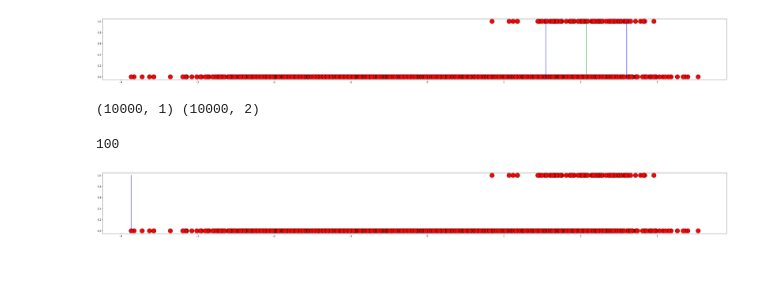
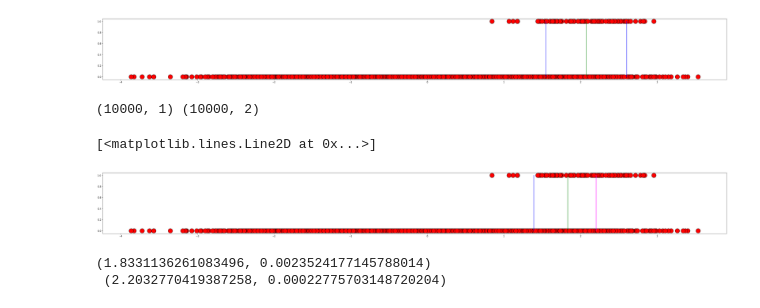
Before and after one commit to GSKW/ML, a Jupyter notebook: practice/trees.ipynb, the cells around one changed output. Drawn from its saved outputs; the diff is of its cells as text; code cells hidden in the pictures; blank space fills up the shorter version.

```diff
--- a/practice/trees.ipynb
+++ b/practice/trees.ipynb
@@ -94,13 +140,13 @@ arr2 = np.array([-5, -4, -3, -2, -1, 0, 1])
 
 assert errors(arr2, arr1, -5)== 2
 # %%
-def find_bound(x_train, y_train, count) -> tuple:
-    min_line, min_line_error = None, float('inf')
+def find_bound(x_train, y_train, count, method='Entropy') -> tuple:
+    min_line, min_line_error = None, 0
     it = (max(x_train) - min(x_train))/count
     for i in range(count):
         line = min(x_train)+it*i
-        err = errors(x_train, y_train, line)
-        if err < min_line_error:
+        err = InfoGain(x_train, y_train, line, method)
+        if err > min_line_error:
             min_line = line
             min_line_error = err
     return min_line, min_line_error
@@ -110,10 +156,20 @@ print(x_train.shape, csv_arr.shape)
 (10000, 1) (10000, 2)
 # %%
 plt.figure(figsize=(50,5))
-bnd = find_bound(x_train[:,0], y_train, 100)
+bnd1 = find_bound(x_train[:,0], y_train, 100)
 plt.plot(x_train, y_train, 'ro', ms=20, mec='k')
-plt.plot([bnd[0], bnd[0]], [1, 0], 'b', ms=30, mec='k')
-print(bnd[1])
+plt.plot([bnd1[0], bnd1[0]], [1, 0], 'b', ms=30, mec='k')
+
+bnd2 = find_bound(x_train[:,0], y_train, 100, 'Gini')
+plt.plot([bnd2[0], bnd2[0]], [1, 0], 'g', ms=30, mec='k')
+
+bnd3 = find_bound(x_train[:,0], y_train, 100, 'Ilyusha')
+plt.plot([bnd3[0], bnd3[0]], [1, 0], 'magenta', ms=30, mec='k')
 # %% [output]
-100
+[<matplotlib.lines.Line2D at 0x...>]
-[figure, old version]
+[figure, new version]
+# %%
+print(bnd2,'\n', bnd3)
+# %% [output]
+(1.8331136261083496, 0.0023524177145788014)
+ (2.2032770419387258, 0.00022775703148720204)
```
Also changed, not shown: parts of 1 cell of this notebook.
